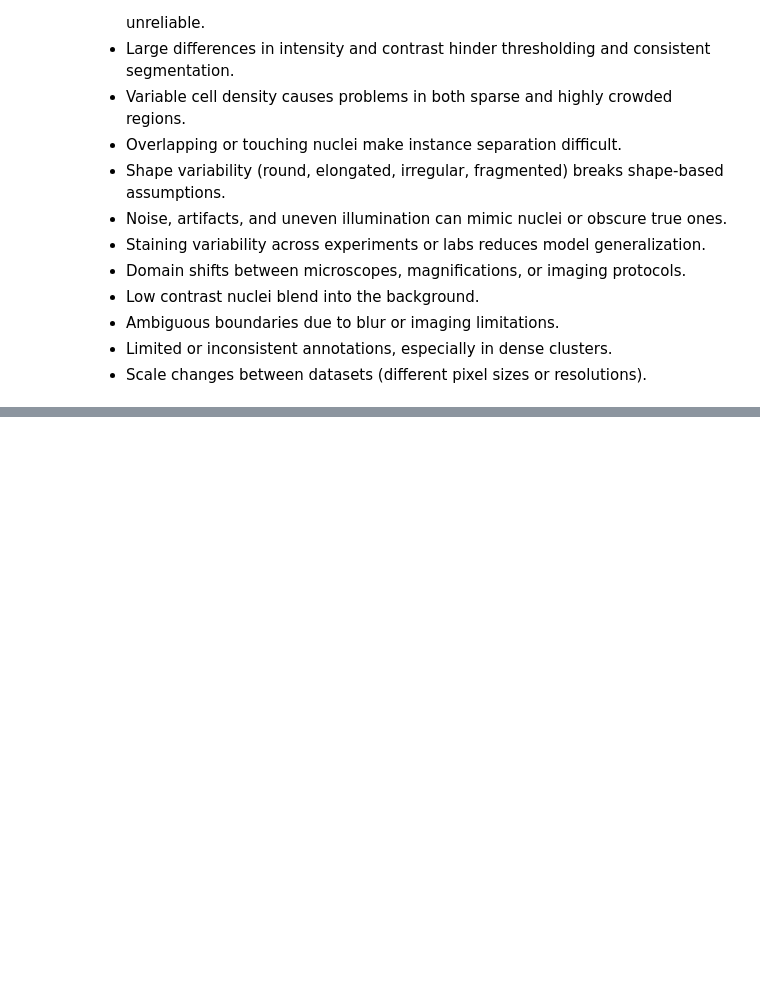
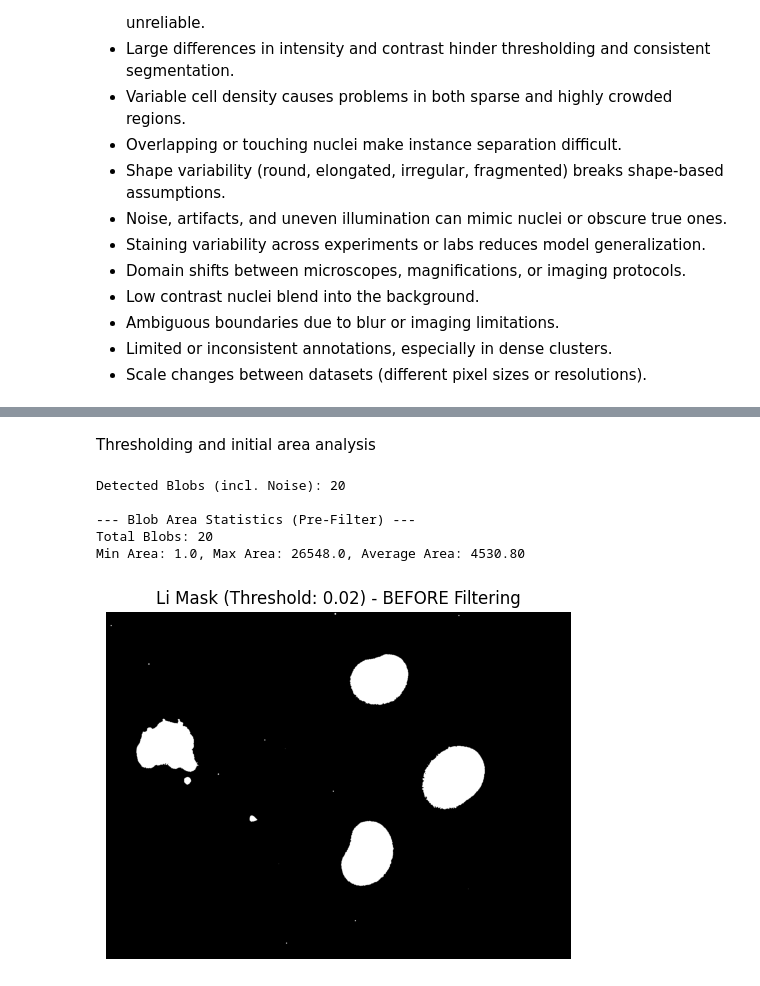
Before and after one commit to SilverPheonix/ML_Zellkern, a Jupyter notebook: cell_detection.ipynb, the cells around one changed output, grey strips where cells are left out. Saved outputs shown, nothing was run; the diff lists cells and outputs as text; code cells hidden in the pictures; blank space fills up the shorter version.

```diff
--- a/cell_detection.ipynb
+++ b/cell_detection.ipynb
@@ -251,0 +129,51 @@ Adaptive (local): 649621.0
+# %% [markdown]
+Thresholding and initial area analysis
+# %%
+from skimage.measure import label, regionprops
+# Cell 2: Li Thresholding and Initial Area Analysis
+
+# Define the function provided in your request (corrected naming)
+def analyze_cell_sizes(li_mask):
+    # Labels erzeugen
+    labeled_li = label(li_mask)
+
+    # regionprops gibt die Eigenschaften jeder Region
+    li_props = regionprops(labeled_li) # Corrected variable name from auto_li to li_props
+
+    print(f"Detected Blobs (incl. Noise): {len(li_props)}")
+
+    # Zellgrößen extrahieren
+    li_areas = [r.area for r in li_props]
+
+    if not li_areas:
+        print("No areas detected. Analysis stopped.")
+        return [], 0
+
+    # Statistische Übersicht
+    print("\n--- Blob Area Statistics (Pre-Filter) ---")
+    print(f"Total Blobs: {len(li_areas)}")
+    print(f"Min Area: {np.min(li_areas)}, Max Area: {np.max(li_areas)}, Average Area: {np.mean(li_areas):.2f}")
+
+    return li_props, np.mean(li_areas) # Return properties and median for filtering
+
+
+# 1. Apply Li Threshold
+li_threshold_value = filters.threshold_li(blurred_image)
+li_mask_initial = blurred_image > li_threshold_value
+
+# 2. Analyze the initial mask
+all_li_props, average_area = analyze_cell_sizes(li_mask_initial)
+
+# 3. Visualize the initial mask
+plt.figure(figsize=(6, 6))
+plt.imshow(li_mask_initial, cmap='gray')
+plt.title(f"Li Mask (Threshold: {li_threshold_value:.2f}) - BEFORE Filtering")
+plt.axis('off')
+plt.show()
+# %% [output]
+Detected Blobs (incl. Noise): 20
+
+--- Blob Area Statistics (Pre-Filter) ---
+Total Blobs: 20
+Min Area: 1.0, Max Area: 26548.0, Average Area: 4530.80
+[figure, added]
```
Also changed, not shown: parts of 14 cells of this notebook, 3 other files.
